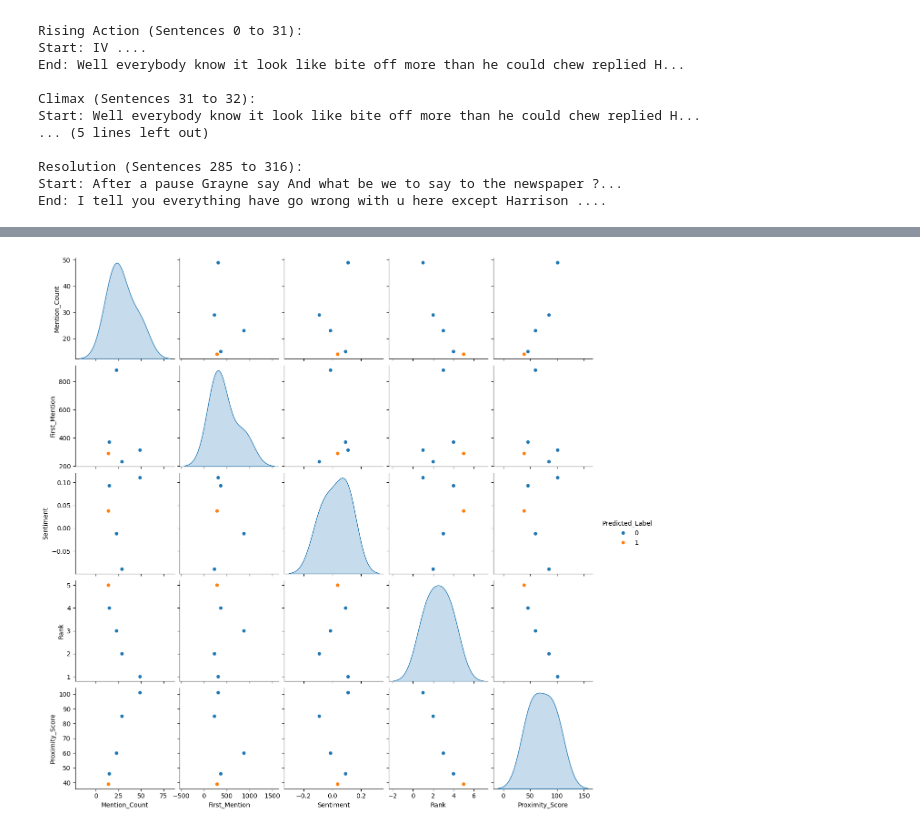
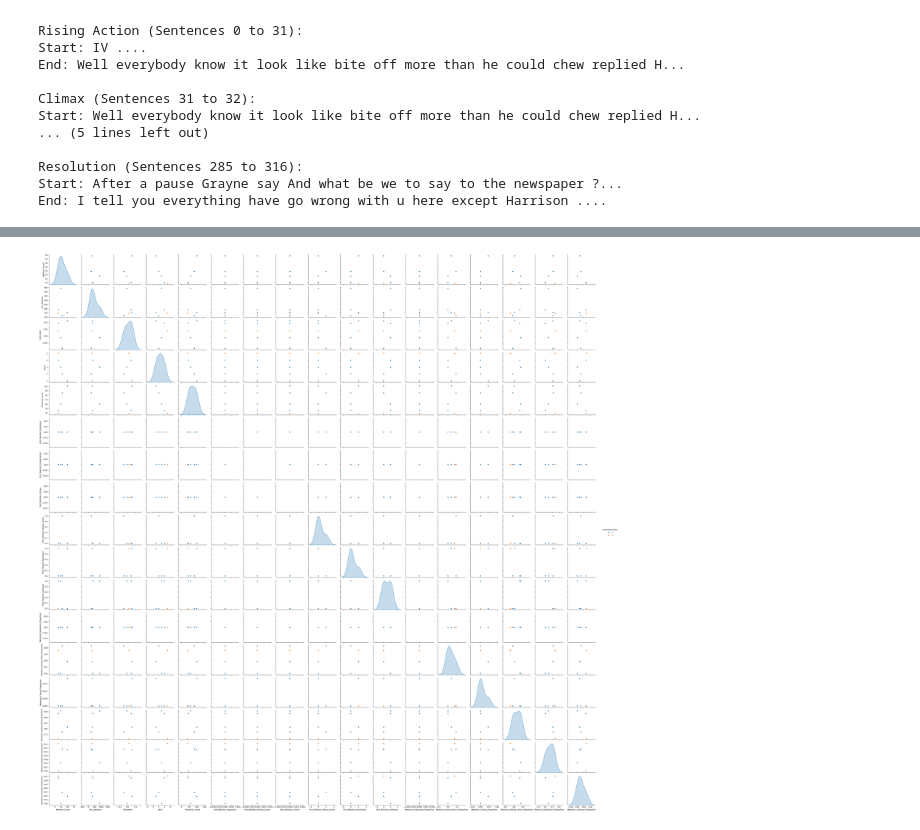
Before and after one commit to zmalkmus/CS524-NLP, a Jupyter notebook: model.ipynb, the cells around one changed output, grey strips where cells are left out. Saved outputs shown, nothing was run; the diff lists cells and outputs as text; code cells hidden in the pictures.

Commit message:
Added new features to model, added neural net variant

```diff
--- a/model.ipynb
+++ b/model.ipynb
@@ -356,38 +417,46 @@ Warning: End of Project Gutenberg footer not found.
 from imblearn.over_sampling import SMOTE
 
 # Select features and target
-features = ['Mention_Count', 'First_Mention', 'Sentiment', 'Rank', 'Proximity_Score']
+features = [
+    'Mention_Count', 'First_Mention', 'Sentiment', 'Rank', 'Proximity_Score',
+    'First_Mention_Exposition', 'First_Mention_Rising_Action', 'First_Mention_Climax',
+    'First_Mention_Falling_Action', 'First_Mention_Resolution', 'First_Mention_Unknown',
+    'Mentions_Exposition_Proportion', 'Mentions_Rising Action_Proportion',
+    'Mentions_Climax_Proportion', 'Mentions_Falling Action_Proportion',
+    'Mentions_Resolution_Proportion', 'Mentions_Unknown_Proportion',
+]
+
 X = character_df[features]
 y = character_df['Label']
 
 # Handle missing values (if any)
 X = X.fillna(0)
 i = 40
-while i > 0:
+#while i > 0:
     # Split the data
-    X_train, X_test, y_train, y_test = train_test_split(X, y, test_size=0.2, stratify=y, random_state=i)
+X_train, X_test, y_train, y_test = train_test_split(X, y, test_size=0.2, stratify=y, random_state=42)
 
     # Apply SMOTE to training data
-    smote = SMOTE(random_state=42)
-    X_resampled, y_resampled = smote.fit_resample(X_train, y_train)
+smote = SMOTE(random_state=42)
+X_resampled, y_resampled = smote.fit_resample(X_train, y_train)
 
     # Initialize the model
-    model = RandomForestClassifier(n_estimators=100, random_state=42, class_weight='balanced')
+model = RandomForestClassifier(n_estimators=100, random_state=42, class_weight='balanced')
 
     # Train the model
     #model.fit(X_train, y_train)
-    model.fit(X_resampled, y_resampled)
+model.fit(X_resampled, y_resampled)
 
     # Predict on the test set
-    y_pred = model.predict(X_test)
+y_pred = model.predict(X_test)
     #print(y_train)
 
     # Evaluate the model
-    print(classification_report(y_test, y_pred))
+print(classification_report(y_test, y_pred))
     #print(y_test)
     #print(y_pred)
 
-    i -= 1
+    #i -= 1
 # %% [output]
               precision    recall  f1-score   support
 
@@ -485,13 +678,13 @@ y_pred_proba = model.predict_proba(X_new)
 # Get the probability of each character being the perpetrator (assuming class 1 is the perpetrator)
 # The predict_proba method returns probabilities for both classes (0 and 1)
 # Class 1 probabilities are in the second column (index 1)
-new_story_df['Perpetrator_Probability'] = y_pred_proba[:, 1]
+new_character_df['Perpetrator_Probability'] = y_pred_proba[:, 1]
 
 # Alternatively, predict class labels
 y_pred = model.predict(X_new)
-new_story_df['Predicted_Label'] = y_pred
+new_character_df['Predicted_Label'] = y_pred
 
 # Display the predictions
-print(new_story_df[['Character', 'Perpetrator_Probability', 'Predicted_Label']])
+print(new_character_df[['Character', 'Perpetrator_Probability', 'Predicted_Label']])
 # %% [output]
   Character  Perpetrator_Probability  Predicted_Label
@@ -602,9 +792,9 @@ plt.show()
 # %%
 # Compare feature distributions
-sns.pairplot(new_story_df, vars=features, hue='Predicted_Label')
+sns.pairplot(new_character_df, vars=features, hue='Predicted_Label')
 plt.show()
 # %% [output]
-[figure, old version]
+[figure, new version]
 # %%
 # Count the number of events each character is involved in
 character_event_counts = {}
```
Also changed, not shown: parts of 8 cells of this notebook, 3 other files.
